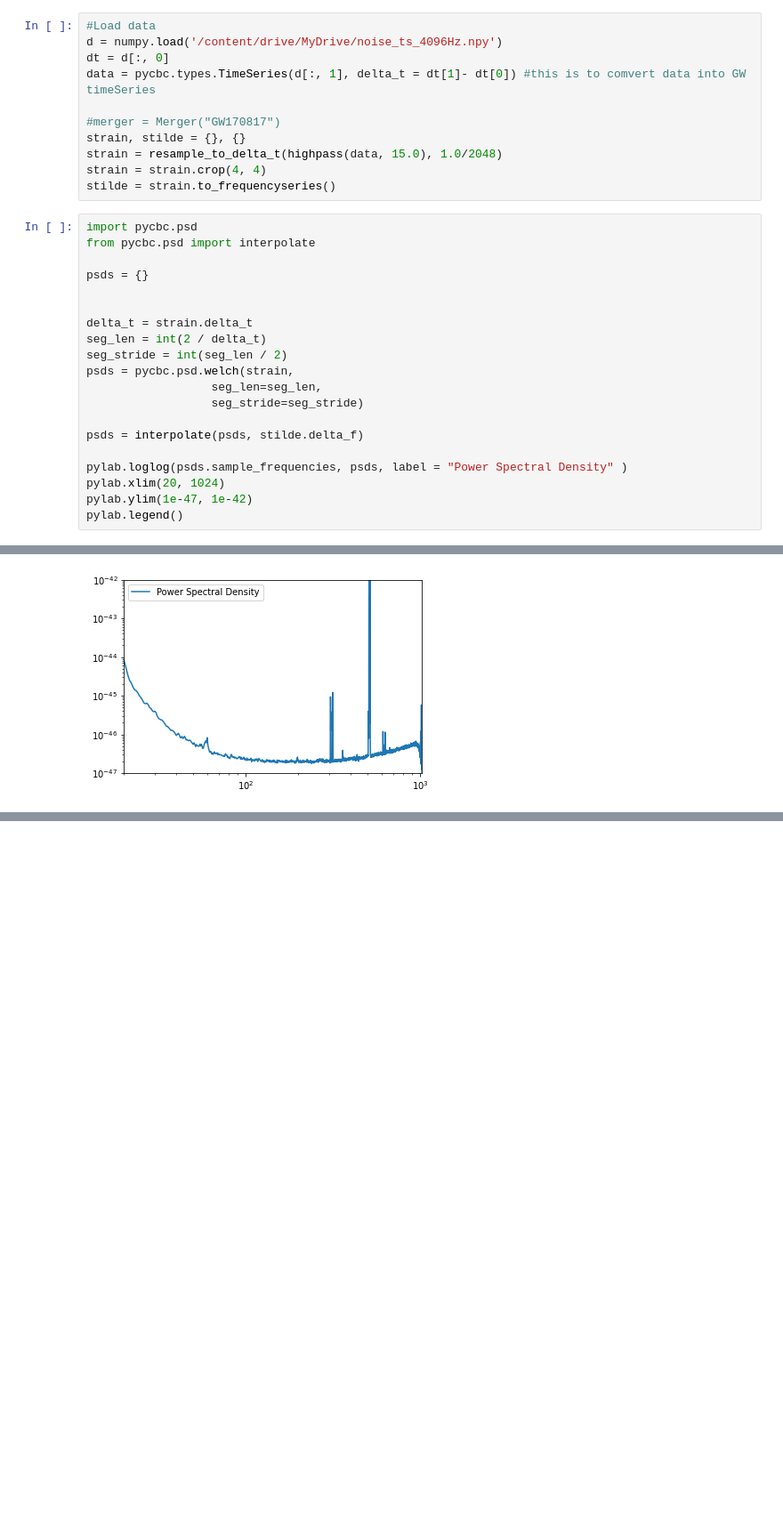
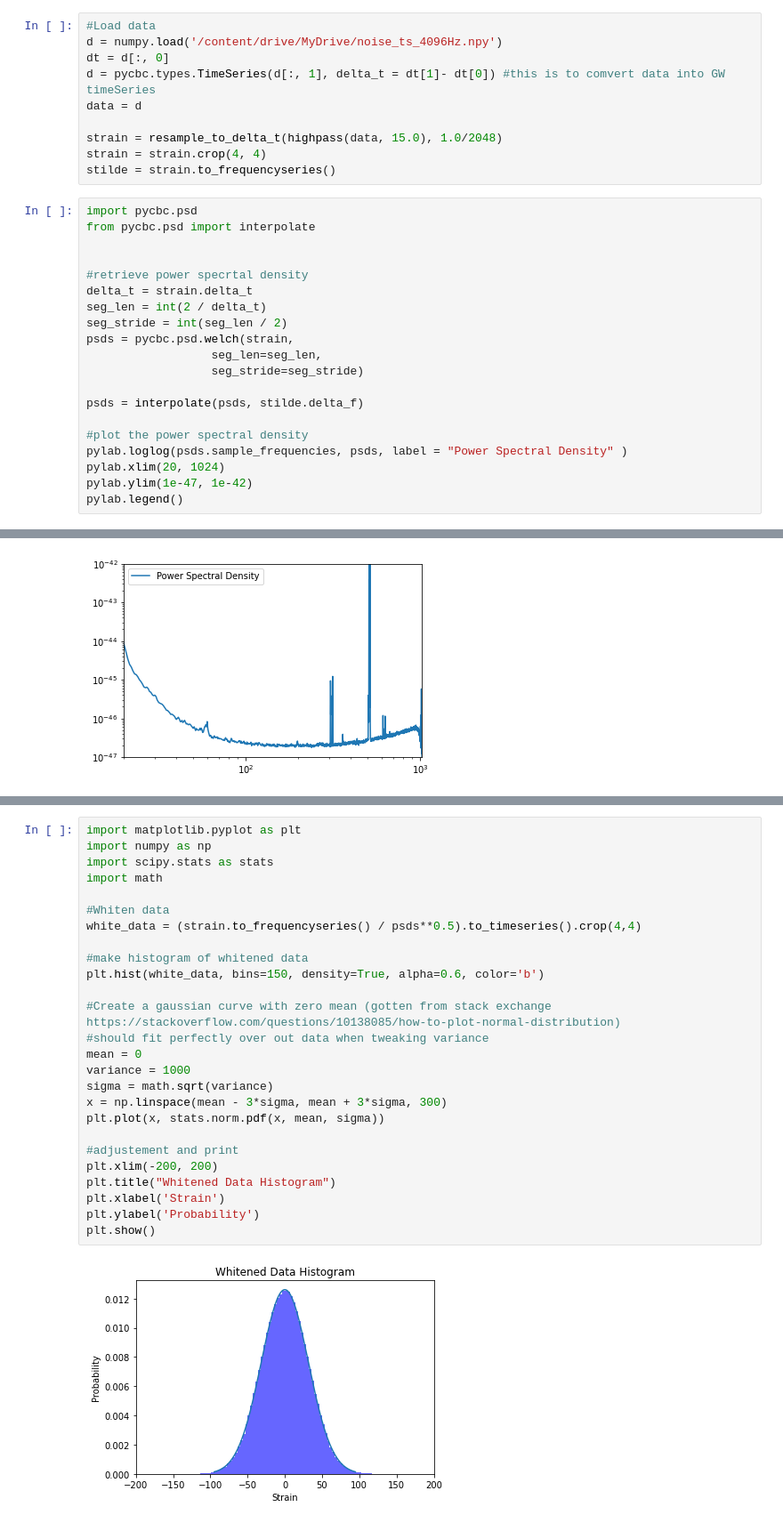
Before and after one commit to Yeeeens/Big-data-2023, a Jupyter notebook: GW2.ipynb, the cells around one changed output, grey strips where cells are left out. Shown: that part at 89% size. Drawn from its saved outputs; the diff is of its cells as text; blank space fills up the shorter version.

```diff
--- a/GW2.ipynb
+++ b/GW2.ipynb
@@ -55,10 +41,9 @@ L-L1_LOSC_CLN_4_V1- 100%[===================>]  59.19M  34.9MB/s    in 1.7s
 #Load data
 d = numpy.load('/content/drive/MyDrive/noise_ts_4096Hz.npy')
 dt = d[:, 0]
-data = pycbc.types.TimeSeries(d[:, 1], delta_t = dt[1]- dt[0]) #this is to comvert data into GW timeSeries
+d = pycbc.types.TimeSeries(d[:, 1], delta_t = dt[1]- dt[0]) #this is to comvert data into GW timeSeries
+data = d
 
-#merger = Merger("GW170817")
-strain, stilde = {}, {}
 strain = resample_to_delta_t(highpass(data, 15.0), 1.0/2048)
 strain = strain.crop(4, 4)
 stilde = strain.to_frequencyseries()
@@ -66,9 +51,8 @@ stilde = strain.to_frequencyseries()
 import pycbc.psd
 from pycbc.psd import interpolate
 
-psds = {}
 
-
+#retrieve power specrtal density
 delta_t = strain.delta_t
 seg_len = int(2 / delta_t)
 seg_stride = int(seg_len / 2)
@@ -78,6 +62,7 @@ psds = pycbc.psd.welch(strain,
 
 psds = interpolate(psds, stilde.delta_f)
 
+#plot the power spectral density
 pylab.loglog(psds.sample_frequencies, psds, label = "Power Spectral Density" )
 pylab.xlim(20, 1024)
 pylab.ylim(1e-47, 1e-42)
@@ -163,0 +128,28 @@ white_data = (data.to_frequencyseries() / psds**0.5).to_timeseries()
+# %%
+import matplotlib.pyplot as plt
+import numpy as np
+import scipy.stats as stats
+import math
+
+#Whiten data
+white_data = (strain.to_frequencyseries() / psds**0.5).to_timeseries().crop(4,4)
+
+#make histogram of whitened data
+plt.hist(white_data, bins=150, density=True, alpha=0.6, color='b')
+
+#Create a gaussian curve with zero mean (gotten from stack exchange https://stackoverflow.com/questions/10138085/how-to-plot-normal-distribution)
+#should fit perfectly over out data when tweaking variance
+mean = 0
+variance = 1000
+sigma = math.sqrt(variance)
+x = np.linspace(mean - 3*sigma, mean + 3*sigma, 300)
+plt.plot(x, stats.norm.pdf(x, mean, sigma))
+
+#adjustement and print
+plt.xlim(-200, 200)
+plt.title("Whitened Data Histogram")
+plt.xlabel('Strain')
+plt.ylabel('Probability')
+plt.show()
+# %% [output]
+[figure, added]
```
Also changed, not shown: parts of 8 cells of this notebook.
